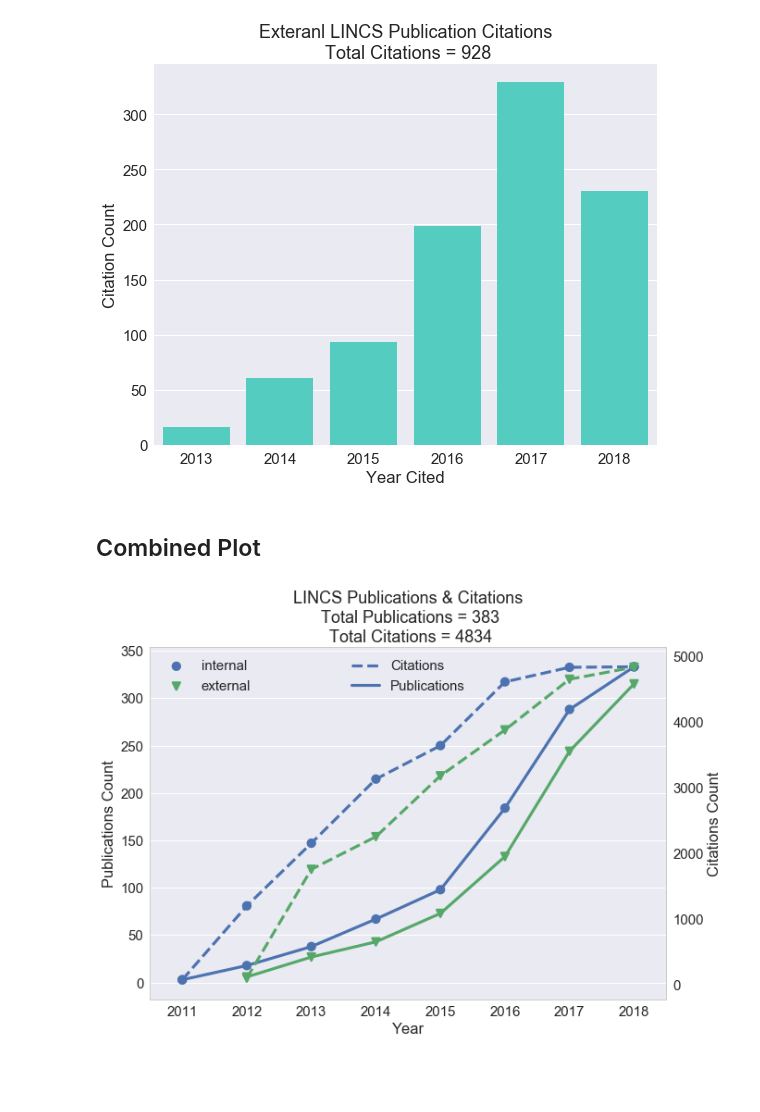
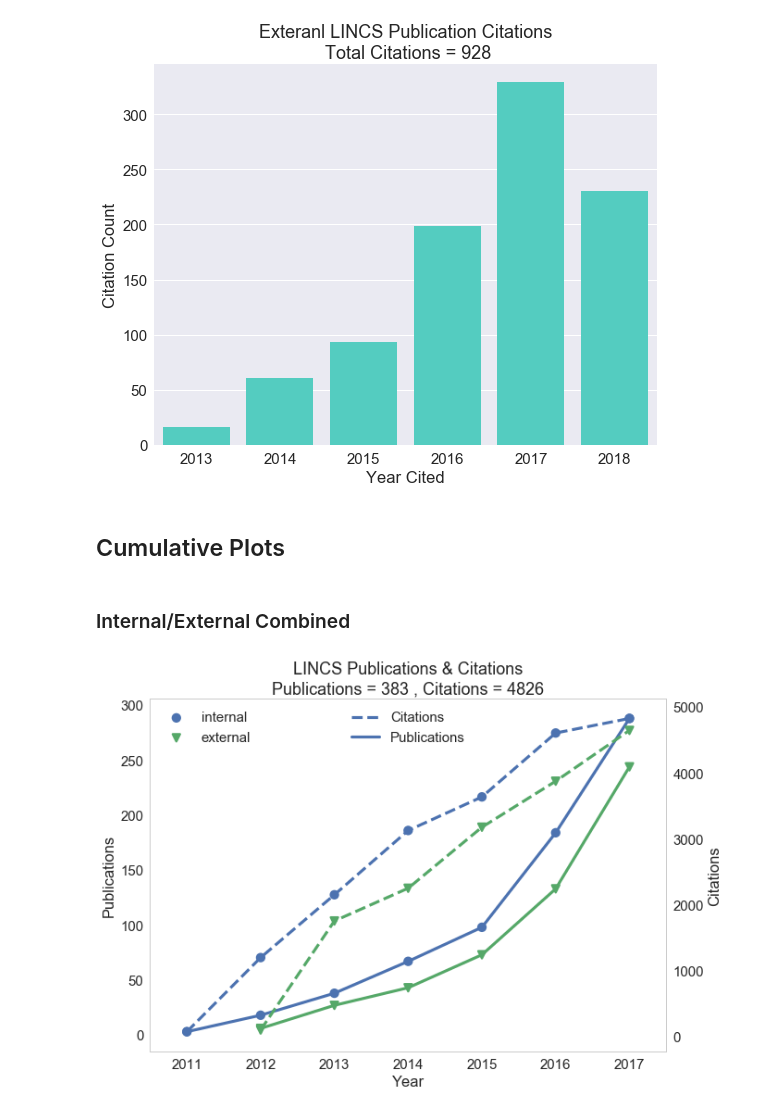
Before and after one commit to MaayanLab/LINCS-Publications-Report, a Jupyter notebook: LINCS_publications.ipynb, the cells around one changed output. Saved outputs shown, nothing was run; the diff lists cells and outputs as text; code cells hidden in the pictures; blank space fills up the shorter version.

Commit message:
Create additional two line plots that separated citations and publications, as well as add figure legends.

```diff
--- a/LINCS_publications.ipynb
+++ b/LINCS_publications.ipynb
@@ -624,45 +613,46 @@ plt.xlabel('Year Cited')
 plt.ylabel('Citation Count');
 # %% [output]
 [figure]
+# %% [markdown]
+## Cumulative Plots
 # %% [markdown]
-## Combined Plot
+### Internal/External Combined
 # %%
 # plt.figure(figsize=(9,7)) # Default 8,6 #, dpi=100
 fig, ax = plt.subplots(figsize=(10,7))
 sn.set_style("whitegrid", {'axes.grid' : False})
 
 data = pubs_ext.copy().dropna(subset=['YEAR'])
 data['YEAR'] = data['YEAR'].astype(int)
-data = data.loc[data['YEAR']>1,:]
+data = data.loc[data['YEAR']>1,:].loc[data['YEAR']<=2017,:] # Exclude 2018
 data = data.sort_values(by='YEAR',ascending=True)
 
 # Group publications
 grouped_pubs = data.groupby(['YEAR','InternalExternal']).count().reset_index()#.groupby(level=[0]).cumsum()
 grouped_pubs['cumul_publications'] = grouped_pubs['pm_id'].cumsum()
 # Group citations
 grouped_cits = data.groupby(['YEAR','InternalExternal'])['n_citations'].sum().reset_index()#.groupby(level=[0]).cumsum()
 grouped_cits['cumul_citations'] = grouped_cits['n_citations'].cumsum()
 
 
 # Plot publications
 g1 = sn.pointplot(data=grouped_pubs, x='YEAR', y='cumul_publications', hue='InternalExternal',linestyles=["-", "-"],markers=['o','v'])
 h1 = plt.gca().get_label()
 lg1 = plt.legend(title='', handles=h1, labels=['Internal','External'], loc='upper left')
 
-
 plt.xlabel('Year')
-plt.ylabel('Cumulative Publications Count')
+plt.ylabel('Publications')
 # Plot citations
 ax2 = plt.twinx() # Multiple y axes
 g2 = sn.pointplot(data=grouped_cits, x='YEAR', y='cumul_citations', hue='InternalExternal', linestyles=["--", "--"],markers=['o','v'])
 plt.xlabel('Year')
-plt.ylabel('Cumulative Citations Count')
+plt.ylabel('Citations')
 ## Custom legend
 h2 = plt.gca().get_lines()
 lg2 = plt.legend(handles=h2, labels=['Citations','Publications'], loc='upper center' )
 
 
-plt.title('LINCS Publications & Citations\n Total Publications = '+
-          str(len( pubs_ext ))+'\n Total Citations = '+str(int(sum(grouped_cits['n_citations']))));
+plt.title('LINCS Publications & Citations\nPublications = '+
+          str(len( pubs_ext ))+' , Citations = '+str(int(sum(grouped_cits['n_citations']))));
 # %% [output]
-[figure, old version]
+[figure, new version]
```
Also changed, not shown: parts of 7 cells of this notebook, 1 other file.
